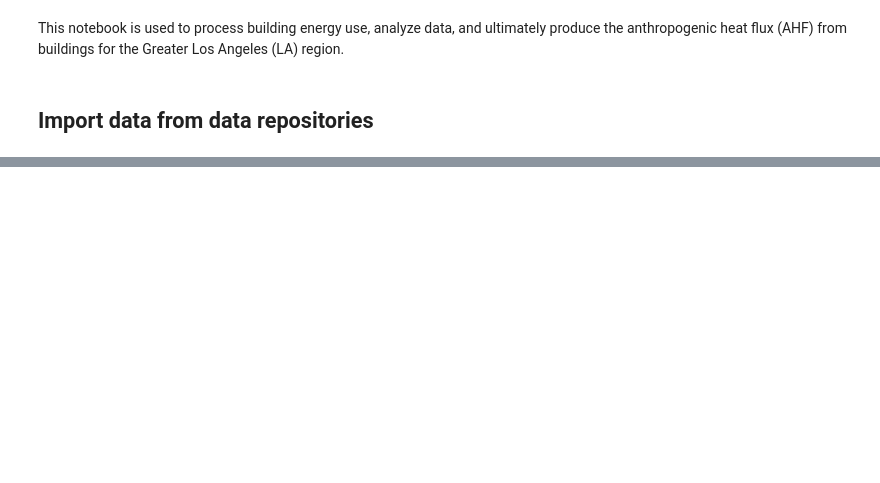
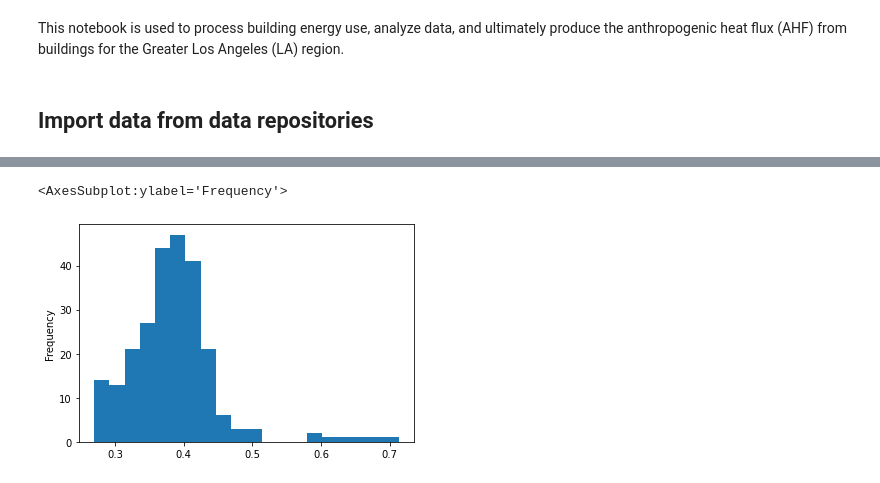
Before and after one commit to josephko91/anthropogenic-heat-la, a Jupyter notebook: anthropogenic-heat-buildings.ipynb, the cells around one changed output, grey strips where cells are left out. Cells and saved outputs as stored; diff of their text form; code cells hidden in the pictures; blank space fills up the shorter version.

```diff
--- a/anthropogenic-heat-buildings.ipynb
+++ b/anthropogenic-heat-buildings.ipynb
@@ -35,0 +37,12 @@ path found
+# %%
+usage_file = energy_atlas_data_path / 'usage_bld_btu.csv'
+usage_bld_btu = pd.read_csv(usage_file, na_values = ['NaN'])
+print(usage_bld_btu._is_copy)
+usage_bld_btu = usage_bld_btu.loc[usage_bld_btu['usage'] != 'masked'].copy()
+print(usage_bld_btu._is_copy)
+
+# # TESTING
+# cols = usage_bld_btu.columns.drop(['geo_id', 'usetype', 'name'])
+# usage_bld_btu.loc[:,cols] = usage_bld_btu.loc[:, cols].apply(pd.to_numeric, errors = 'coerce')
+
+usage_bld_btu
@@ -35,0 +75,4 @@ path found
+# %%
+# subset only neighborhood-aggregated records
+usage_bld_btu_neighborhoods = usage_bld_btu.loc[usage_bld_btu['geo_id'].str.contains('neighborhoods')].copy()
+usage_bld_btu_neighborhoods
@@ -35,0 +93,4 @@ path found
+# %%
+# further subset for only residential
+usage_bld_btu_neighborhoods_res = usage_bld_btu_neighborhoods.loc[usage_bld_btu_neighborhoods['usetype'] == 'res_total'].copy()
+usage_bld_btu_neighborhoods_res
@@ -35,0 +126,5 @@ path found
+# %%
+# convert appropriate columns to numeric
+cols = usage_bld_btu_neighborhoods_res.columns.drop(['geo_id', 'usetype', 'name'])
+usage_bld_btu_neighborhoods_res.loc[:,cols] = usage_bld_btu_neighborhoods_res[cols].apply(pd.to_numeric, errors = 'coerce')
+usage_bld_btu_neighborhoods_res.dtypes
@@ -35,0 +145,7 @@ path found
+# %%
+# distribution of pct_elec
+usage_bld_btu_neighborhoods_res['pct_elec'] = pd.to_numeric(usage_bld_btu_neighborhoods_res['pct_elec'])
+usage_bld_btu_neighborhoods_res['pct_elec'].plot.hist(bins = 20)
+# %% [output]
+<AxesSubplot:ylabel='Frequency'>
+[figure, added]
```
Also changed, not shown: parts of 13 cells of this notebook.
